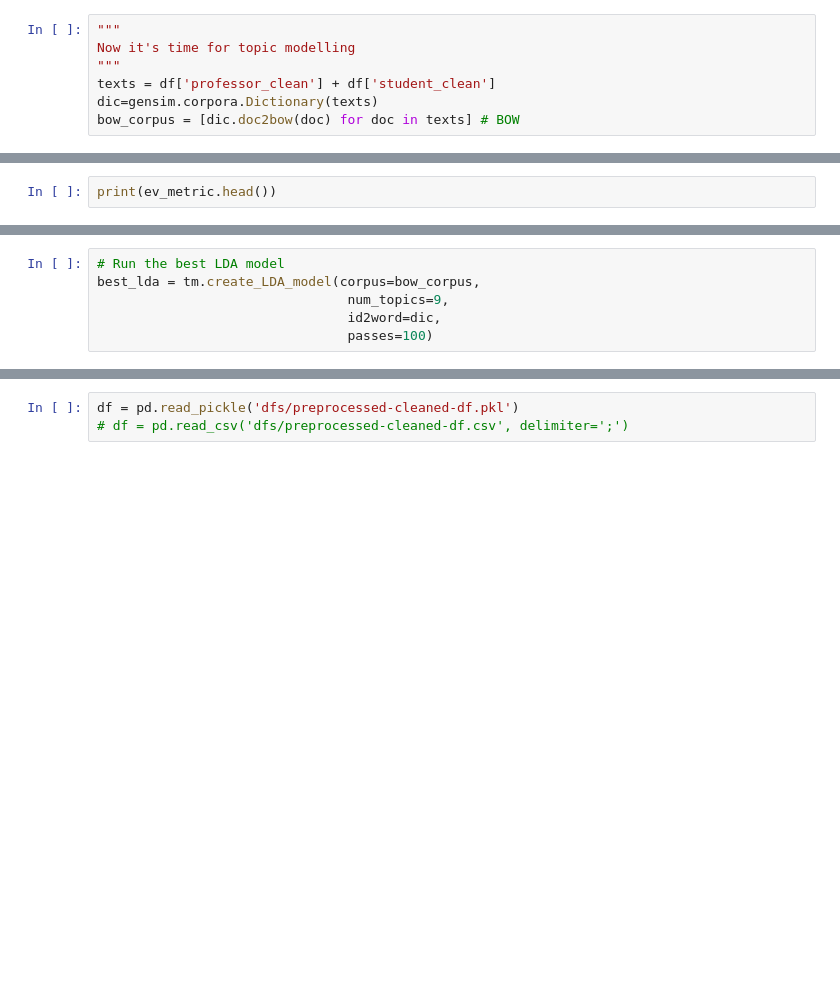
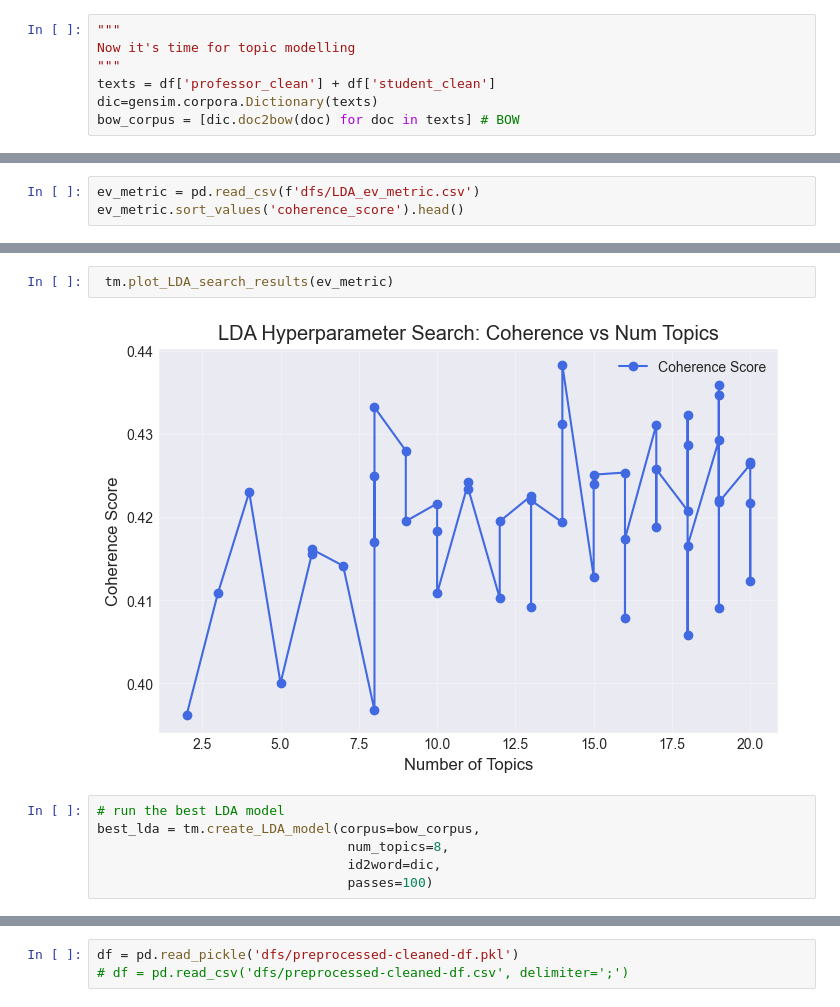
Before and after one commit to aleksKaluski/zipf-law-for-information-theory, a Jupyter notebook: analysis.ipynb, the cells around one changed output, grey strips where cells are left out. Drawn from its saved outputs; the diff is of its cells as text; blank space fills up the shorter version.

```diff
--- a/analysis.ipynb
+++ b/analysis.ipynb
@@ -136,3 +135,4 @@ Best trial: {'num_topics': 14}
 # %%
-print(ev_metric.head())
+ev_metric = pd.read_csv(f'dfs/LDA_ev_metric.csv')
+ev_metric.sort_values('coherence_score').head()
 # %% [output]
@@ -159,7 +145,11 @@ print(ev_metric.head())
+# %%
+ tm.plot_LDA_search_results(ev_metric)
+# %% [output]
+[figure, added]
 # %%
-# Run the best LDA model
+# run the best LDA model
 best_lda = tm.create_LDA_model(corpus=bow_corpus,
-                                num_topics=9,
+                                num_topics=8,
                                 id2word=dic,
                                 passes=100)
 # %%
```
Also changed, not shown: parts of 11 cells of this notebook, 3 other files.
